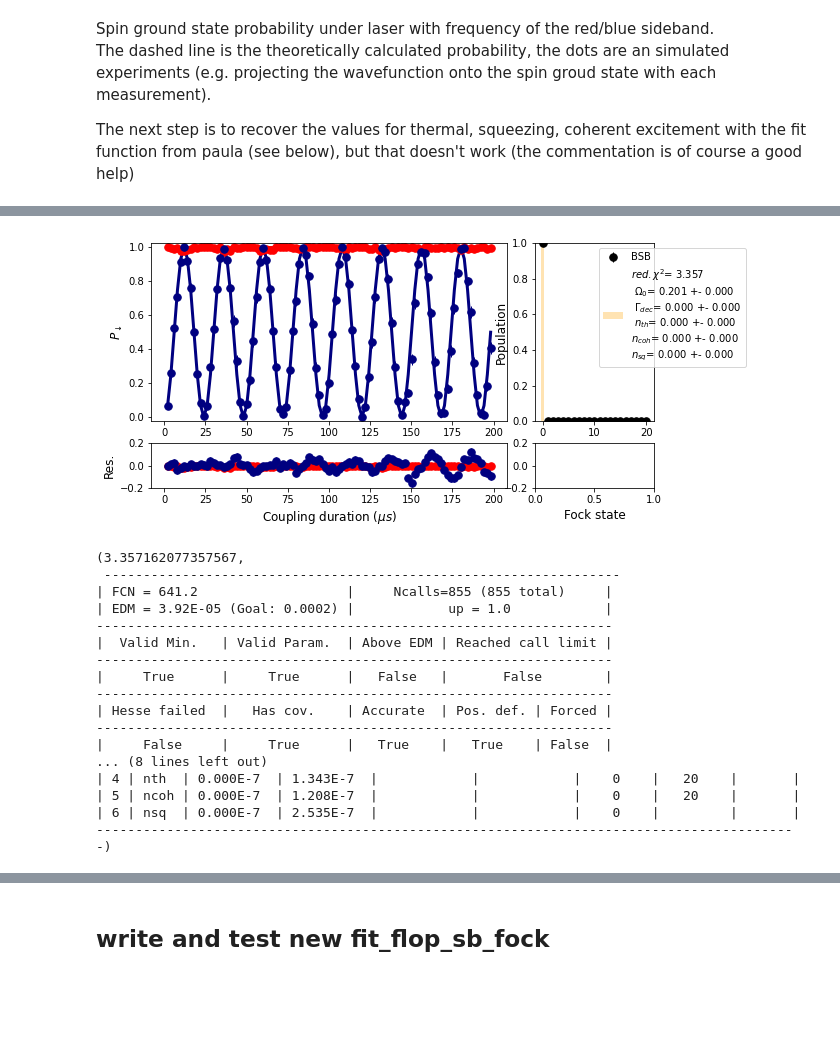
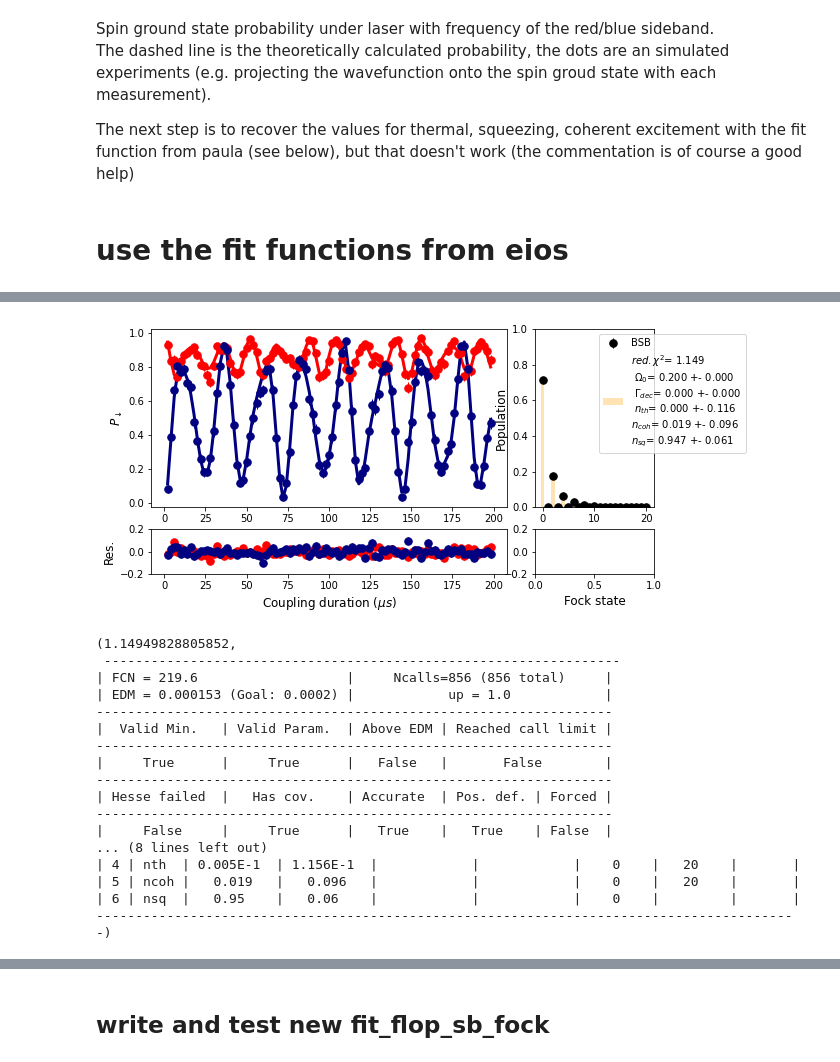
Before and after one commit to R-Thomm/Robin-Master, a Jupyter notebook: squeezed.ipynb, the cells around one changed output, grey strips where cells are left out. Saved outputs shown, nothing was run; the diff lists cells and outputs as text; code cells hidden in the pictures; blank space fills up the shorter version.

```diff
--- a/squeezed.ipynb
+++ b/squeezed.ipynb
@@ -991,8 +991,8 @@ t1 = time.time()
 
 # initial phonon state
 n_th = 0.01
-alpha = 1/np.sqrt(2)*(1+1j)
-xi = np.arcsinh(np.sqrt(0))
+alpha = 0/np.sqrt(2)*(1+1j)
+xi = np.arcsinh(np.sqrt(1))
 psi_P_0 = squeeze(n, xi)*displace(n, alpha)*thermal_dm(n, n_th)*displace(n, alpha).dag()*squeeze(n, xi).dag()
 print("n_alpha =", np.abs(alpha)**2, ", n_xi =", np.sinh(np.abs(xi))**2)
 
@@ -1043,7 +1055,10 @@ Spin ground state probability under laser with frequency of the red/blue sideban
 The dashed line is the theoretically calculated probability, the dots are an simulated experiments (e.g. projecting the wavefunction onto the spin groud state with each measurement).<br/>
 
 The next step is to recover the values for thermal, squeezing, coherent excitement with the fit function from paula (see below), but that doesn't work (the commentation is of course a good help)
+# %% [markdown]
+# use the fit functions from eios
 # %%
+# do a fit for the red, blue flops pictured above
 # avoiding zeros
 errs_RSB = [np.max([err, 0.0000001]) for err in errs_RSB]
 errs_BSB = [np.max([err, 0.0000001]) for err in errs_BSB]
@@ -1054,7 +1069,7 @@ blueflop = [times_points[1:], np.array(points_BSB[1:]), np.array(errs_BSB[1:])]
 
 # doing the fit
 fitAll = [0,0,0,0,0,0,0]
-fitNone = [1,1,1,1,1,0,1]
+fitNone = [1,1,1,1,1,0,0]
 eios_sb.fit_RSB_BSB_par(redflop, blueflop, n_LD, 20, [0.2,0,0.5,0.5,0.01,0,0], fitAll, ntrot = 1, doplot = True)
 # %% [output]
 Free parameter count 7
@@ -1063,8 +1078,8 @@ migrad finished at Wed May 20 16:33:24 2020
-[figure, old version]
+[figure, new version]
-(3.357162077357567,
+(1.14949828805852,
  ------------------------------------------------------------------
-| FCN = 641.2                   |     Ncalls=855 (855 total)     |
-| EDM = 3.92E-05 (Goal: 0.0002) |            up = 1.0            |
+| FCN = 219.6                   |     Ncalls=856 (856 total)     |
+| EDM = 0.000153 (Goal: 0.0002) |            up = 1.0            |
 ------------------------------------------------------------------
 |  Valid Min.   | Valid Param.  | Above EDM | Reached call limit |
 ------------------------------------------------------------------
@@ -1074,8 +1089,8 @@ migrad finished at Wed May 20 16:33:24 2020
 ------------------------------------------------------------------
 |     False     |     True      |   True    |   True    | False  |
 ... (8 lines left out)
-| 4 | nth  | 0.000E-7  | 1.343E-7  |            |            |    0    |   20    |       |
-| 5 | ncoh | 0.000E-7  | 1.208E-7  |            |            |    0    |   20    |       |
-| 6 | nsq  | 0.000E-7  | 2.535E-7  |            |            |    0    |         |       |
+| 4 | nth  | 0.005E-1  | 1.156E-1  |            |            |    0    |   20    |       |
+| 5 | ncoh |   0.019   |   0.096   |            |            |    0    |   20    |       |
+| 6 | nsq  |   0.95    |   0.06    |            |            |    0    |         |       |
 ------------------------------------------------------------------------------------------)
 # %%
```
Also changed, not shown: parts of 39 cells of this notebook, 4 other files.
